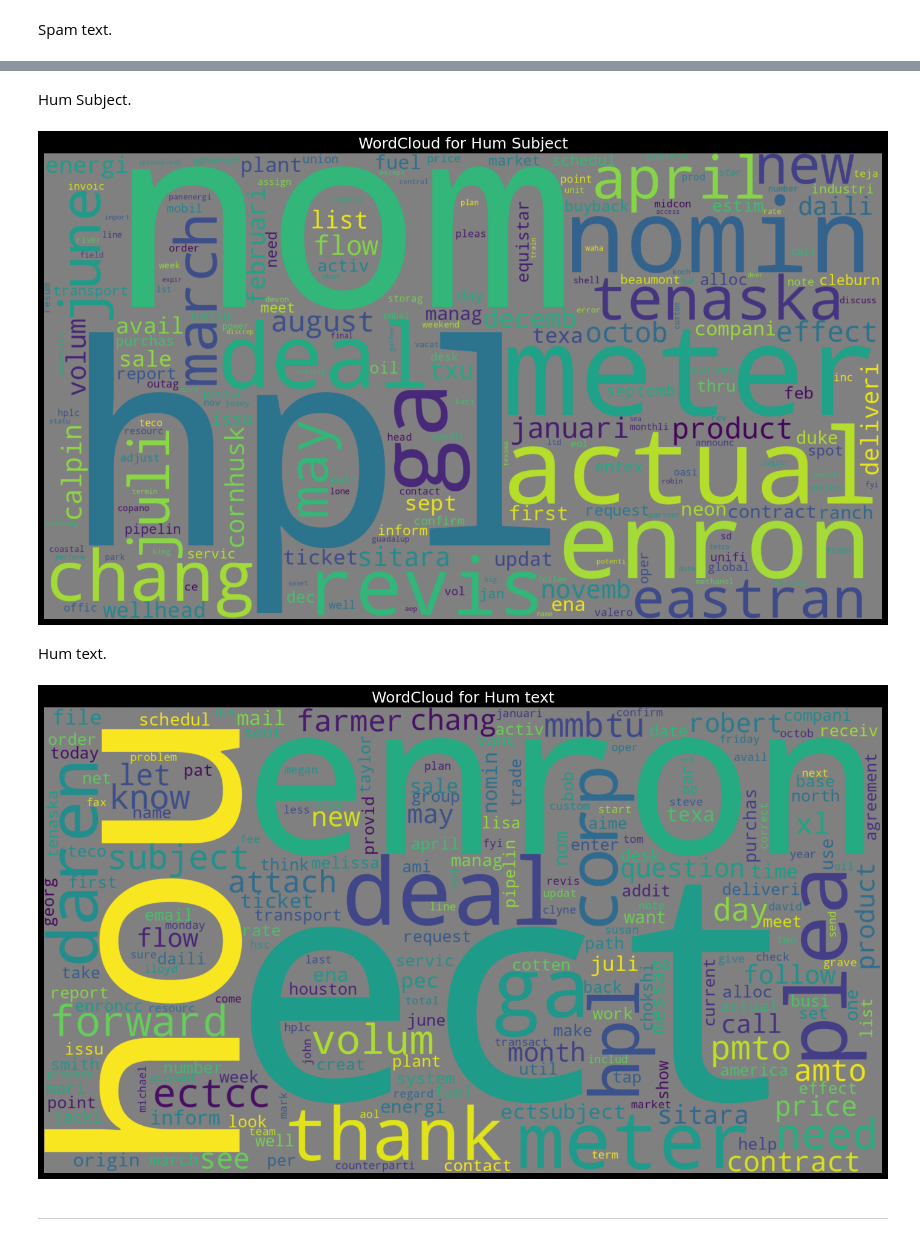
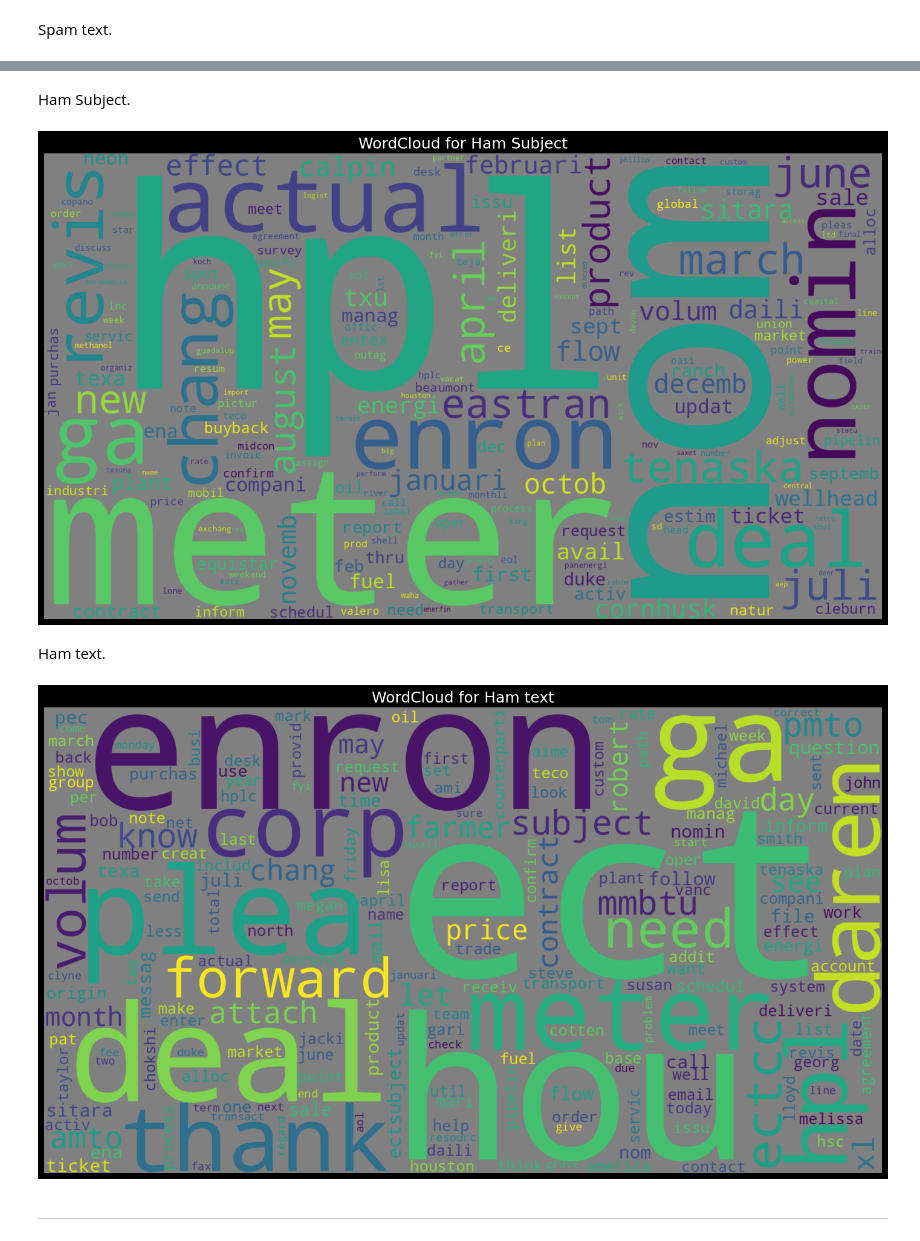
Before and after one commit to rezabungel/Spam-detection-using-MultinomialNB, a Jupyter notebook: code/dataset_preparation_and_analysis.ipynb, the cells around one changed output, grey strips where cells are left out. Saved outputs shown, nothing was run; the diff lists cells and outputs as text; code cells hidden in the pictures.

```diff
--- a/code/dataset_preparation_and_analysis.ipynb
+++ b/code/dataset_preparation_and_analysis.ipynb
@@ -308,5 +308,5 @@ plt.show()
 # %% [markdown]
-Hum Subject.
+Ham Subject.
 # %%
 # Generating word cloud (word_cloud)
 word_cloud = wordcloud.WordCloud(collocations=False, background_color='grey', width=1800, height=1000).generate(' '.join(df.loc[df['label']==0, 'subject_after_pipeline']))
@@ -314,25 +314,25 @@ word_cloud = wordcloud.WordCloud(collocations=False, background_color='grey', wi
 # Displaying the word cloud image using plt.imshow
 plt.figure(figsize=(20,10), facecolor='black')
 plt.imshow(word_cloud, interpolation='bilinear')
-plt.title('WordCloud for Hum Subject', size=18, color='w')
+plt.title('WordCloud for Ham Subject', size=18, color='w')
 plt.axis("off")# Turning off axes
 plt.show()
 # %% [output]
-[figure, old version]
+[figure, new version]
 # %% [markdown]
-Hum text.
+Ham text.
 # %%
 # Generating word cloud (word_cloud)
 word_cloud = wordcloud.WordCloud(collocations=False, background_color='grey', width=1800, height=1000).generate(' '.join(df.loc[df['label']==0, 'text_after_pipeline']))
 
 # Displaying the word cloud image using plt.imshow
 plt.figure(figsize=(20,10), facecolor='black')
 plt.imshow(word_cloud, interpolation='bilinear')
-plt.title('WordCloud for Hum text', size=18, color='w')
+plt.title('WordCloud for Ham text', size=18, color='w')
 plt.axis("off")# Turning off axes
 plt.show()
 # %% [output]
-[figure, old version]
+[figure, new version]
 # %% [markdown]
 <hr>
 # %% [markdown]
```
Also changed, not shown: parts of 40 cells of this notebook, 3 other files.
